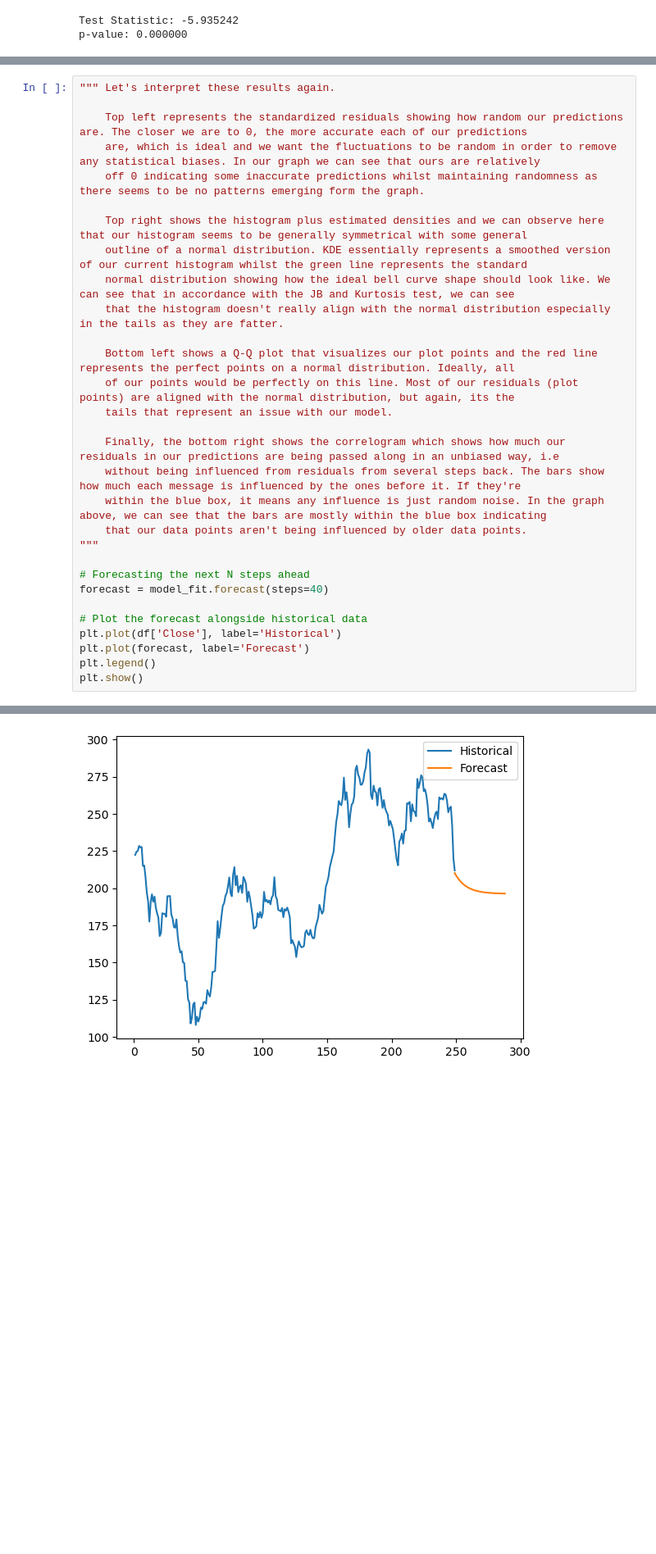
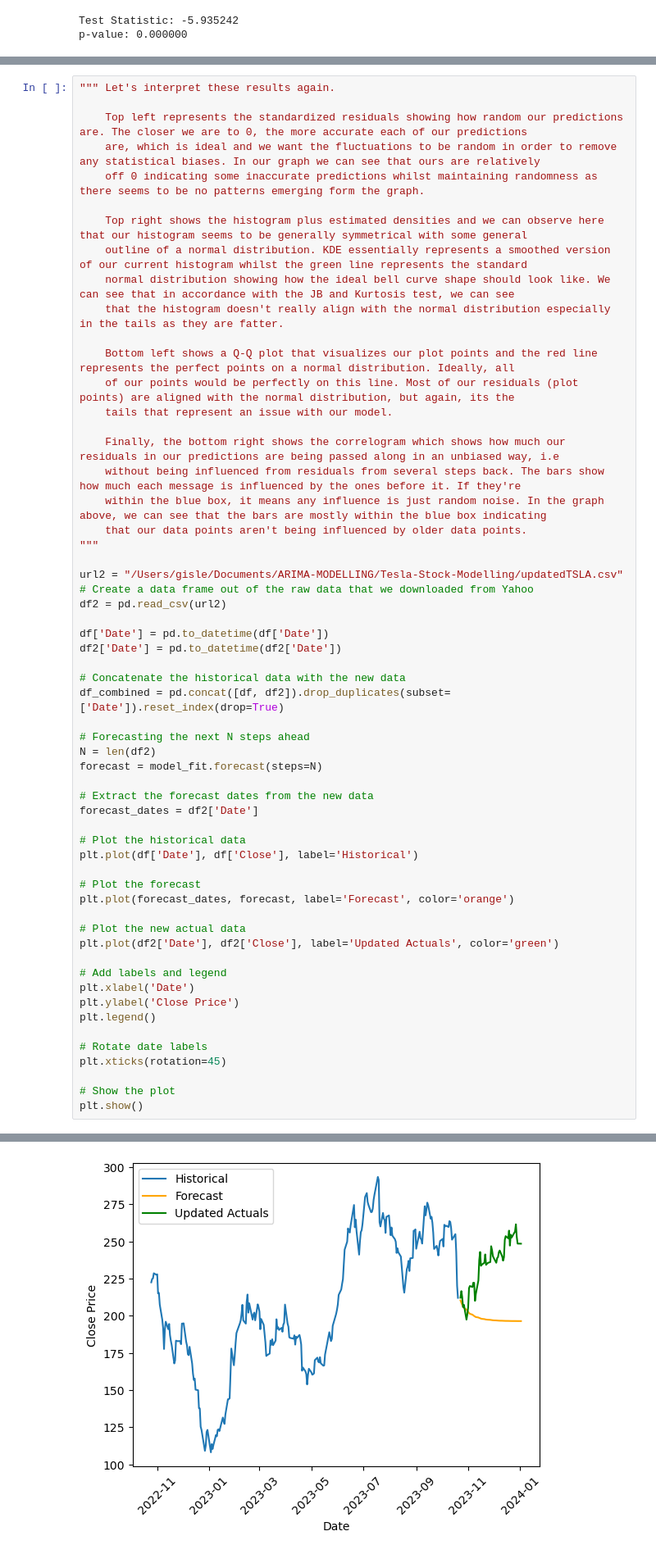
Before and after one commit to GisleGaren/ARIMA-Modelling, a Jupyter notebook: Tesla-Stock-Modelling/timeSeriesModel.ipynb, the cells around one changed output, grey strips where cells are left out. Shown: that part at 82% size. Saved outputs shown, nothing was run; the diff lists cells and outputs as text; blank space fills up the shorter version.

Commit message:
Finally plotted the historical data, with the forecast along with the actual data of that forecast

```diff
--- a/Tesla-Stock-Modelling/timeSeriesModel.ipynb
+++ b/Tesla-Stock-Modelling/timeSeriesModel.ipynb
@@ -233,12 +233,40 @@ plt.show()
     that our data points aren't being influenced by older data points.
 """
 
+url2 = "/Users/gisle/Documents/ARIMA-MODELLING/Tesla-Stock-Modelling/updatedTSLA.csv"
+# Create a data frame out of the raw data that we downloaded from Yahoo
+df2 = pd.read_csv(url2)
+
+df['Date'] = pd.to_datetime(df['Date'])
+df2['Date'] = pd.to_datetime(df2['Date'])
+
+# Concatenate the historical data with the new data
+df_combined = pd.concat([df, df2]).drop_duplicates(subset=['Date']).reset_index(drop=True)
+
 # Forecasting the next N steps ahead
-forecast = model_fit.forecast(steps=40)
+N = len(df2)
+forecast = model_fit.forecast(steps=N)
 
-# Plot the forecast alongside historical data
-plt.plot(df['Close'], label='Historical')
-plt.plot(forecast, label='Forecast')
+# Extract the forecast dates from the new data
+forecast_dates = df2['Date']
+
+# Plot the historical data
+plt.plot(df['Date'], df['Close'], label='Historical')
+
+# Plot the forecast
+plt.plot(forecast_dates, forecast, label='Forecast', color='orange')
+
+# Plot the new actual data
+plt.plot(df2['Date'], df2['Close'], label='Updated Actuals', color='green')
+
+# Add labels and legend
+plt.xlabel('Date')
+plt.ylabel('Close Price')
 plt.legend()
+
+# Rotate date labels
+plt.xticks(rotation=45)
+
+# Show the plot
 plt.show()
 # %% [output]
@@ -245,4 +278,4 @@ plt.show()
-[figure, old version]
+[figure, new version]
 # %%
 """ It would appear that our model failed to simulate the peaks that appeared beforehand. There could be several factors as to why this is. One is the choice
     of my model itself. ARIMA doesn't factor in changes in volatility over time, which GARCH does, and is a factor that heavily involves stock prices. It could
```
Also changed, not shown: parts of 3 cells of this notebook, 1 other file.
